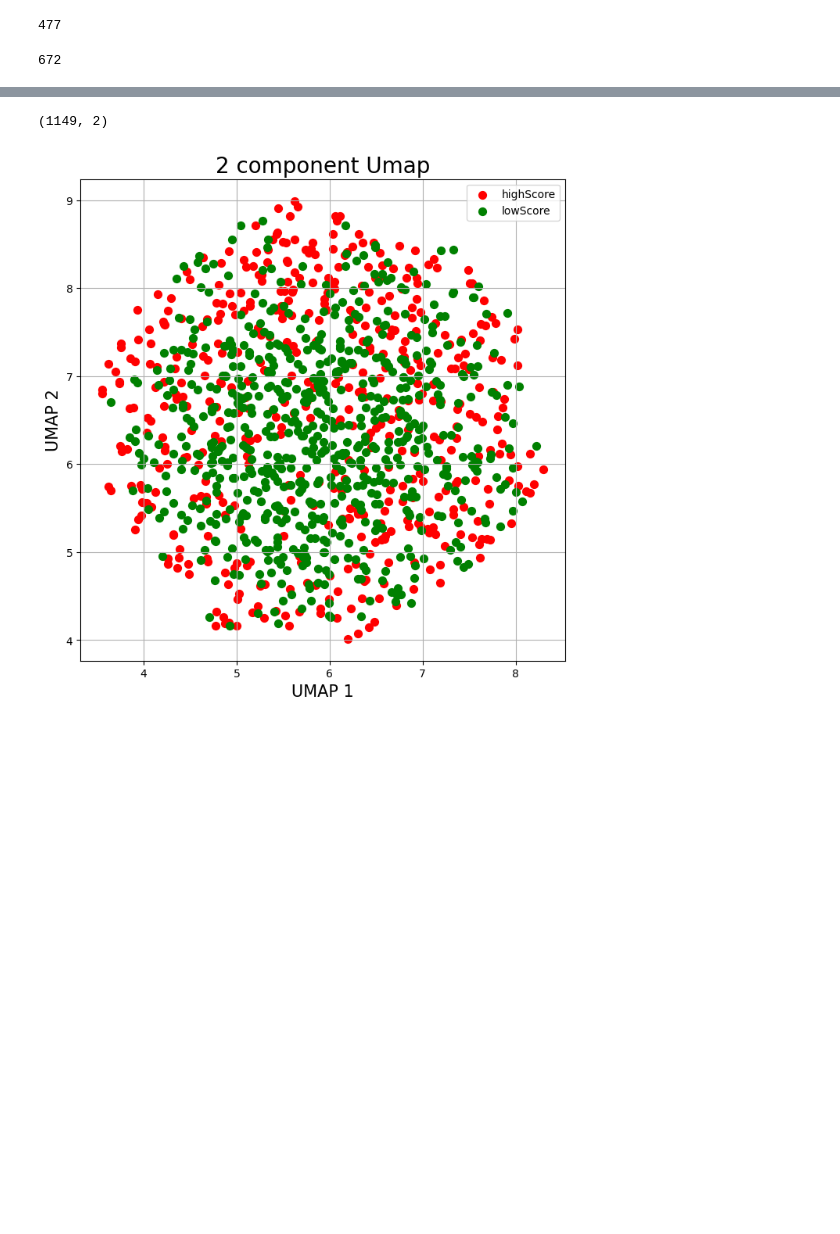
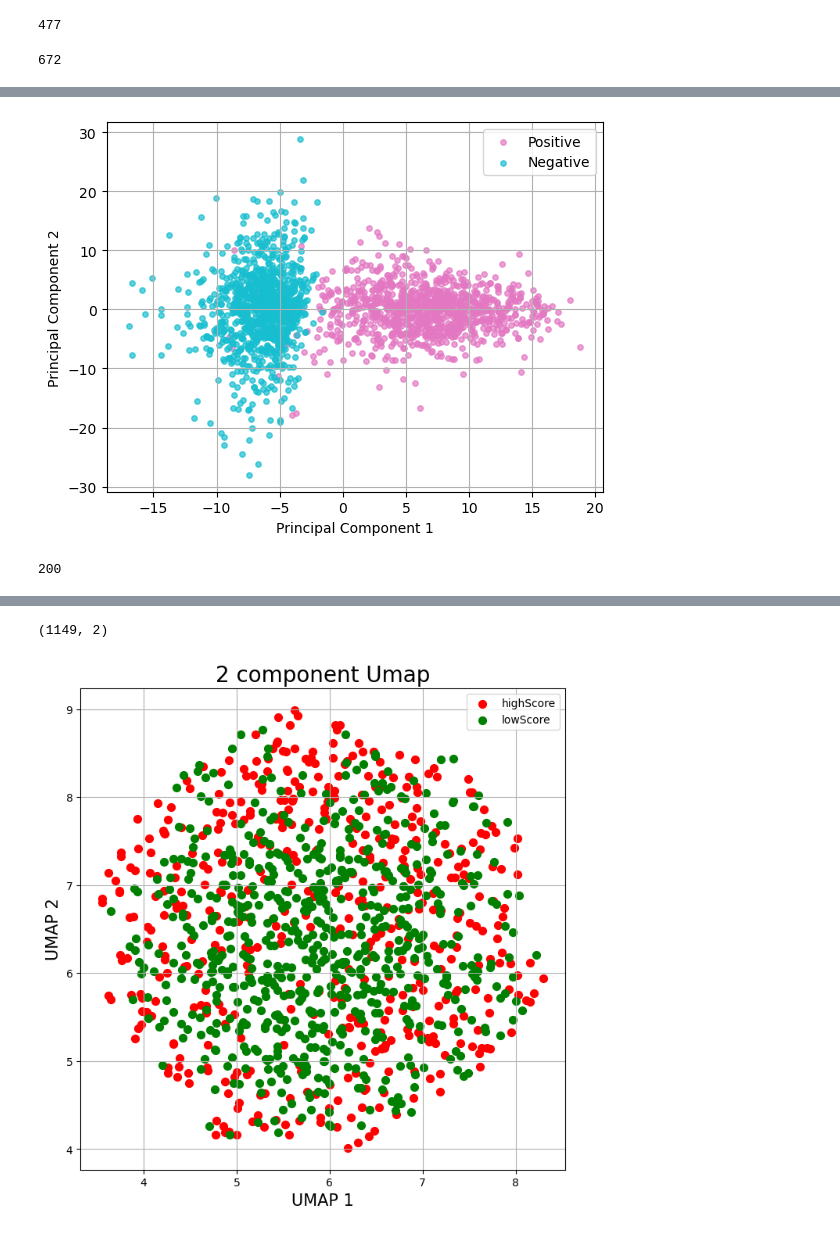
Before and after one commit to Rachel-Lyu/ml_class_project, a Jupyter notebook: visualize.ipynb, the cells around one changed output, grey strips where cells are left out. Cells and saved outputs as stored; diff of their text form; code cells hidden in the pictures; blank space fills up the shorter version.

```diff
--- a/visualize.ipynb
+++ b/visualize.ipynb
@@ -44,0 +158,75 @@ low_seq = '/home/mleone2/ml_class_project/results/low_score.txt'
+# %%
+
+K = 5
+# def add_kmer_cnt(seq, K):
+#     tmp = dict.fromkeys(reduce(lambda x,y: [i+j for i in x for j in y], [['A','T','C','G']] * K), 0)
+#     for i in range(len(seq) - K + 1):
+#         tmp[seq[i:i+K]] += 1
+#     return tmp
+
+def get_sorted_kmer_dict_hl_(inputFile, K):
+    d = dict.fromkeys(reduce(lambda x,y: [i+j for i in x for j in y], [['A','T','C','G']] * K), np.array([]))
+    # ctrl_cnt = 0
+    with open(inputFile, 'r') as inp:
+        for line in inp:
+            line = inp.readline()
+            tmp = add_kmer_cnt(line.strip(), K)
+            for k in tmp.keys():
+                d[k] = np.append(d[k], tmp[k])
+            # ctrl_cnt = ctrl_cnt + 1
+            # if ctrl_cnt == 1000:
+                # break
+    # d = sorted(d.items(), key = lambda kv:(kv[1], kv[0]), reverse = True)
+
+    return dict(d)
+# cat /home/mleone2/ml_class_project/FASTA_CV/Mo2015_EXCpos_Ctx_fold1_validPos.fa | awk 'NR%2==0' | shuf -n 1000 -o /home/mleone2/ml_class_project/results/Mo2015_EXCpos_Ctx_fold1_validPos_shuf1000.fa
+# cat /home/mleone2/ml_class_project/FASTA_CV/Mo2015_EXCpos_Ctx_fold1_validNeg10x.fa | awk 'NR%2==0' | shuf -n 1000 -o /home/mleone2/ml_class_project/results/Mo2015_EXCpos_Ctx_fold1_validNeg10x_shuf1000.fa
+pos_seq = '/home/mleone2/ml_class_project/results/Mo2015_EXCpos_Ctx_fold1_validPos_shuf1000.fa'
+neg_seq = '/home/mleone2/ml_class_project/results/Mo2015_EXCpos_Ctx_fold1_validNeg10x_shuf1000.fa'
+dp = get_sorted_kmer_dict_hl_(pos_seq, K)
+dn = get_sorted_kmer_dict_hl_(neg_seq, K)
+
+dfp = pd.DataFrame.from_dict(dp)
+dfp.insert(0, 'class', 'Positive')
+# dfh.head()
+
+dfn = pd.DataFrame.from_dict(dn)
+dfn.insert(0, 'class', 'Negative')
+# dfh.head()
+df = pd.concat([dfp, dfn])
+df = df.reset_index(drop=True)
+# df
+
+pca = PCA(n_components=2)
+x = df.drop(['class'], axis=1)
+y = df.iloc[[0]]
+principalComponents = pca.fit_transform(x)
+x = StandardScaler().fit_transform(x)
+principalDf = pd.DataFrame(data = principalComponents
+             , columns = ['principal component 1', 'principal component 2'])
+principalDf
+finalDf = pd.concat([principalDf, df[['class']]], axis = 1)
+
+fig = plt.figure()
+ax = fig.add_subplot(1,1,1)
+ax.set_xlabel('Principal Component 1')
+ax.set_ylabel('Principal Component 2')
+# ax.set_title('2 component PCA', fontsize = 20)
+targets = ['Positive', 'Negative']
+colors = ['tab:pink', 'tab:cyan']
+for target, color in zip(targets,colors):
+    indicesToKeep = finalDf['class'] == target
+    ax.scatter(finalDf.loc[indicesToKeep, 'principal component 1']
+               , finalDf.loc[indicesToKeep, 'principal component 2']
+               , c = color
+               , s = 15, alpha=0.7)
+ax.legend(targets)
+ax.grid()
+# %% [output]
+[figure, added]
+# %%
+orig_seqs = get_sorted_kmer_dict_hl("/home/mleone2/ml_class_project/results/satmut_orig_seqs_as_strings.txt", K)
+mut_seqs =  get_sorted_kmer_dict_hl("/home/mleone2/ml_class_project/results/satmut_seqs_as_strings.txt", K)
+len(orig_seqs['AAAAA'])
+# %% [output]
+200
```
Also changed, not shown: parts of 27 cells of this notebook, 5 other files.
